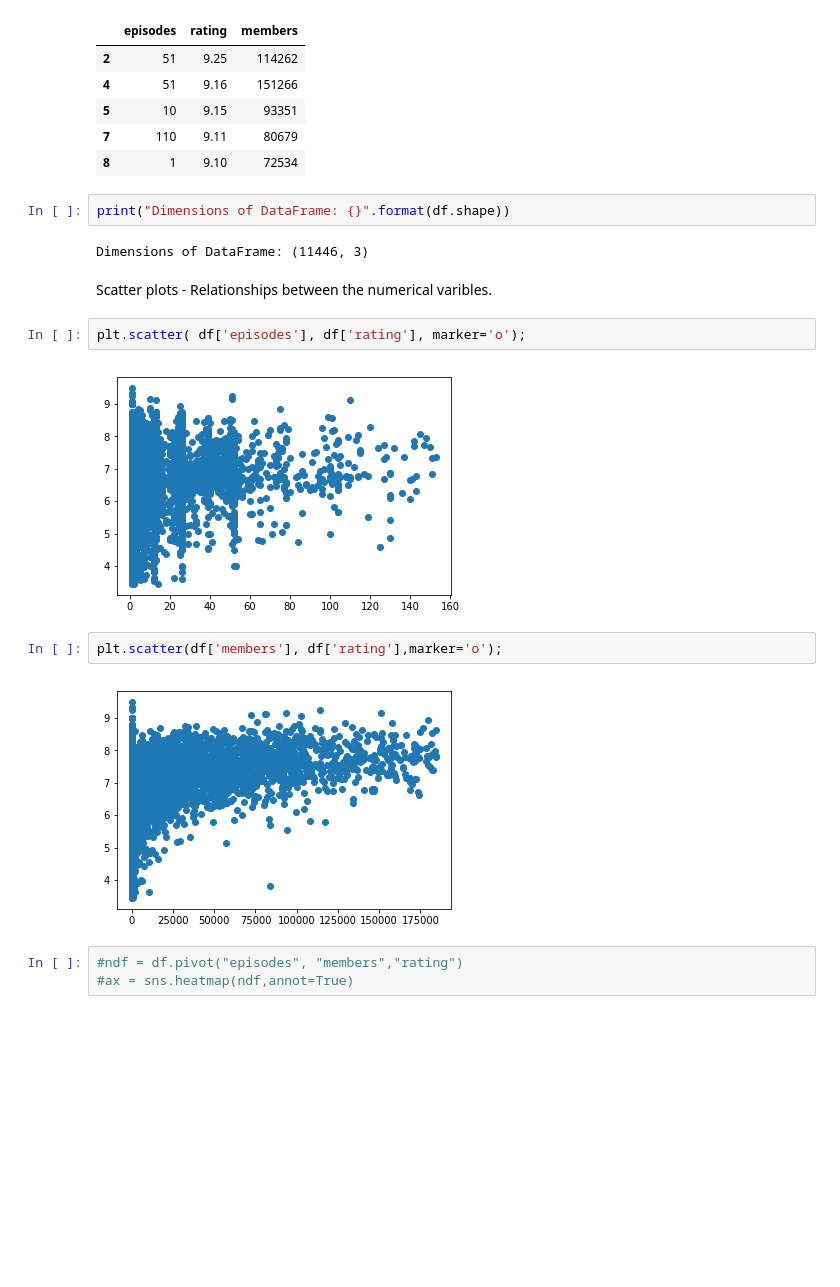
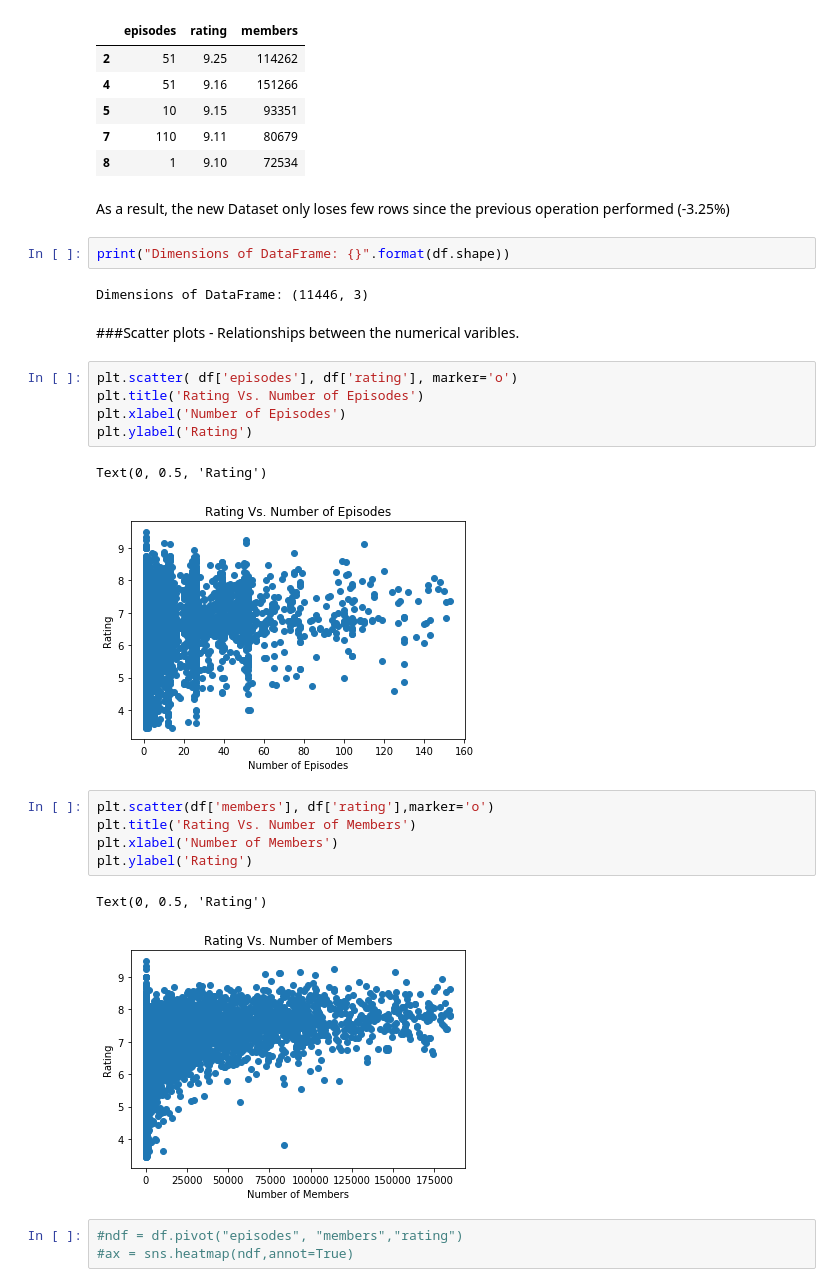
Before and after one commit to ngocbaosp/ML-Projects, a Jupyter notebook: Project1_mauro_knn.ipynb, the cells around one changed output. Drawn from its saved outputs; the diff is of its cells as text; blank space fills up the shorter version.

```diff
--- a/Project1_mauro_knn.ipynb
+++ b/Project1_mauro_knn.ipynb
@@ -467,20 +487,30 @@ df.head()
 | 5 | 10 | 9.15 | 93351 |
 | 7 | 110 | 9.11 | 80679 |
 | 8 | 1 | 9.10 | 72534 |
+# %% [markdown]
+As a result, the new Dataset only loses few rows since the previous operation performed (-3.25%)
 # %%
 print("Dimensions of DataFrame: {}".format(df.shape))
 # %% [output]
 Dimensions of DataFrame: (11446, 3)
 # %% [markdown]
-Scatter plots - Relationships between the numerical varibles.
+###Scatter plots - Relationships between the numerical varibles.
 # %%
-plt.scatter( df['episodes'], df['rating'], marker='o');
+plt.scatter( df['episodes'], df['rating'], marker='o')
+plt.title('Rating Vs. Number of Episodes')
+plt.xlabel('Number of Episodes')
+plt.ylabel('Rating')
 # %% [output]
+Text(0, 0.5, 'Rating')
-[figure, old version]
+[figure, new version]
 # %%
-plt.scatter(df['members'], df['rating'],marker='o');
+plt.scatter(df['members'], df['rating'],marker='o')
+plt.title('Rating Vs. Number of Members')
+plt.xlabel('Number of Members')
+plt.ylabel('Rating')
 # %% [output]
+Text(0, 0.5, 'Rating')
-[figure, old version]
+[figure, new version]
 # %%
 #ndf = df.pivot("episodes", "members","rating")
 #ax = sns.heatmap(ndf,annot=True)
```
Also changed, not shown: parts of 94 cells of this notebook.
